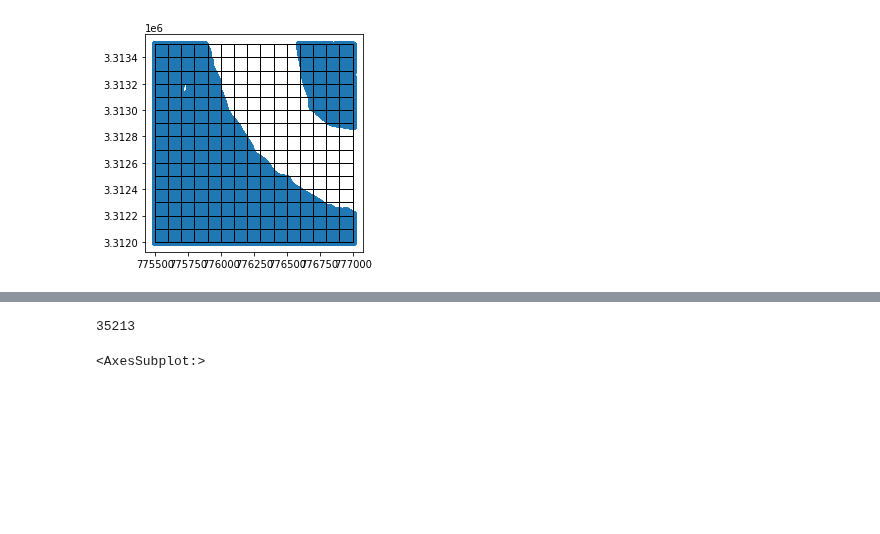
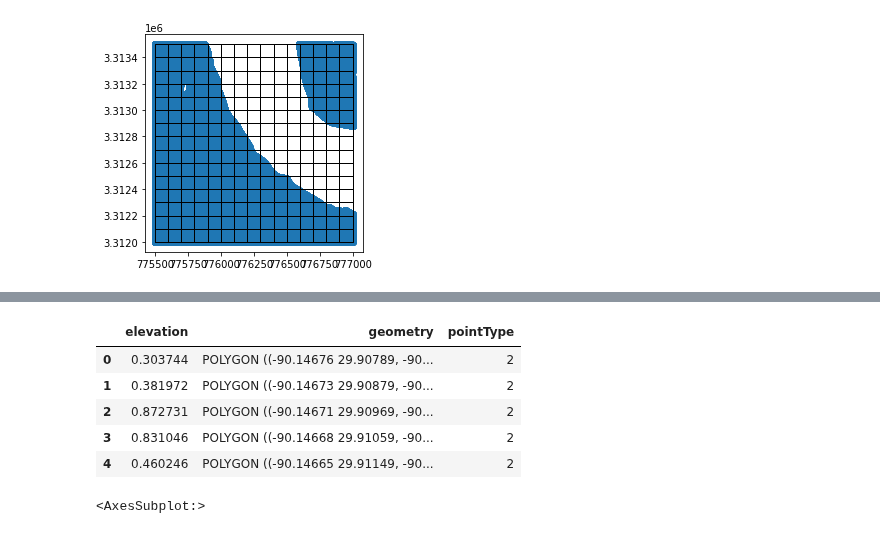
Before and after one commit to GarysCorner/NewOrleansElevation, a Jupyter notebook: DataPreProcessing.ipynb, the cells around one changed output, grey strips where cells are left out. Cells and saved outputs as stored; diff of their text form; code cells hidden in the pictures; blank space fills up the shorter version.

Commit message:
Added point type to preprocessedData

```diff
--- a/DataPreProcessing.ipynb
+++ b/DataPreProcessing.ipynb
@@ -139,24 +139,40 @@ def loadLas(fileName):
 
     del rawData
 
+    pointType = 2
     ground = lasData.classification == 2
-    pointCount = np.count_nonzero(ground)
 
     #if no points use low vegitation
-    if pointCount==0:
+    if np.count_nonzero(ground)==0:
         ground = lasData.classification == 3
+        pointType = 3
 
-    if  pointCount == 0:
+    #medium veg
+    if np.count_nonzero(ground)==0:
+        ground = lasData.classification == 4
+        pointType = 4
+
+    #high veg
+    if np.count_nonzero(ground)==0:
+        ground = lasData.classification == 5
+        pointType = 5
+
+    #unclassified
+    if np.count_nonzero(ground)==0:
+        ground = lasData.classification == 1
+        pointType = 1
+
+        #no data points
         raise(LoadFileException('No ground/lowveg points in this dataset'))
 
     X = lasData.x[ground]
     Y = lasData.y[ground]
     Z = lasData.z[ground]
 
-    return {'x':X,'y':Y,'z':Z}
+    return ({'x':X,'y':Y,'z':Z}, pointType)
 # %%
 %%time
 fullFileName = './USGS_LPC_LA_UpperDeltaPlain_2017_LAS_2018/las/tiled/USGS_LPC_LA_UpperDeltaPlain_2017_15ryp755120_LAS_2018.zip'
 fileName = fullFileName.split('/')[-1]
-lasData = loadLas((fileName, fileName.replace('.zip','.las')))
+(lasData, pointType) = loadLas((fileName, fileName.replace('.zip','.las')))
 # %% [output]
@@ -165,5 +181,5 @@ Wall time: 920 ms
 # %%
-def makeSamplePolygons(bounds, lasData):
+def makeSamplePolygons(bounds, lasData, pointType=2):
     polygons = []
     Z = []
     for x in range(int(bounds[0]), int(bounds[2]), sampleSquareSize):
@@ -188,8 +204,11 @@ def makeSamplePolygons(bounds, lasData):
             Z.append(np.nanmean(lasData['z'][containsMask]))
 
 
-    return gpd.GeoDataFrame(Z, geometry=polygons, columns=['elevation']).set_crs(32215).to_crs(4289)
+    outDf = gpd.GeoDataFrame(Z, geometry=polygons, columns=['elevation']).set_crs(32215).to_crs(4289)
+    outDf['pointType'] = pointType
+
+    return outDf
 # %%
 %%time
-samplePolyDf = makeSamplePolygons(bounds, lasData)
+samplePolyDf = makeSamplePolygons(bounds, lasData, pointType)
 # %% [output]
@@ -198,7 +217,12 @@ Wall time: 2.54 s
-# %%
-gc.collect()
-# %% [output]
-35213
+# %%
+samplePolyDf.head()
+# %% [output]
+|  | elevation | geometry | pointType |
+| 0 | 0.303744 | POLYGON ((-90.14676 29.90789, -90... | 2 |
+| 1 | 0.381972 | POLYGON ((-90.14673 29.90879, -90... | 2 |
+| 2 | 0.872731 | POLYGON ((-90.14671 29.90969, -90... | 2 |
+| 3 | 0.831046 | POLYGON ((-90.14668 29.91059, -90... | 2 |
+| 4 | 0.460246 | POLYGON ((-90.14665 29.91149, -90... | 2 |
 # %%
 gplt.choropleth(samplePolyDf, hue='elevation')
 # %% [output]
```
Also changed, not shown: parts of 13 cells of this notebook, 1 other file.
